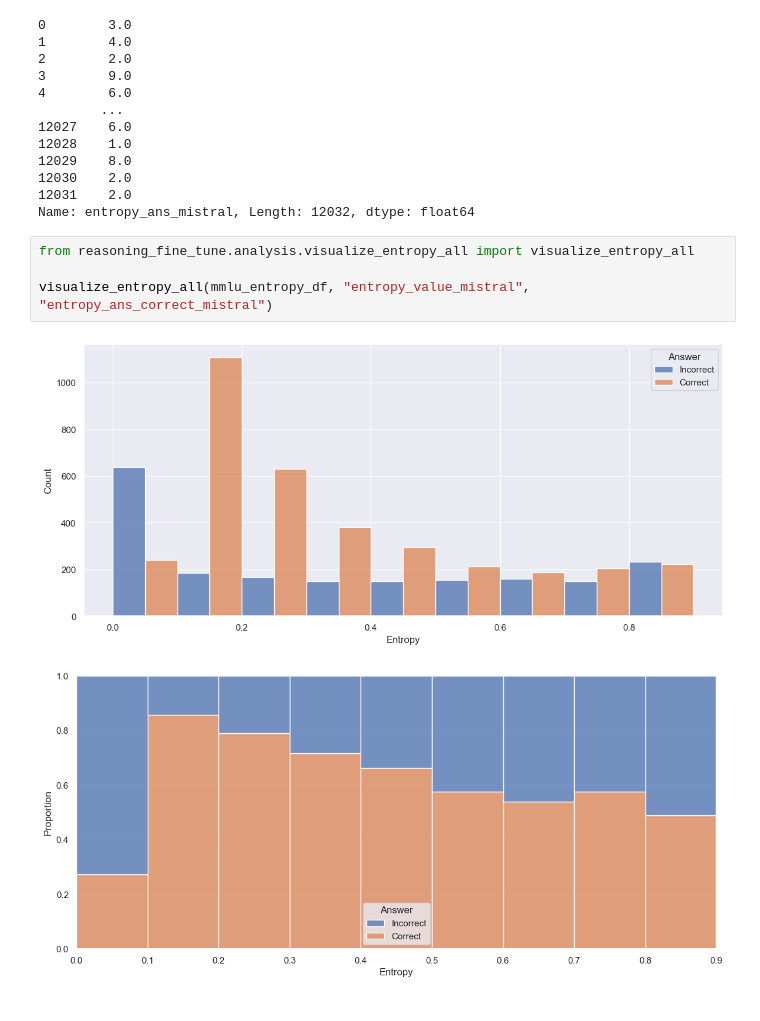
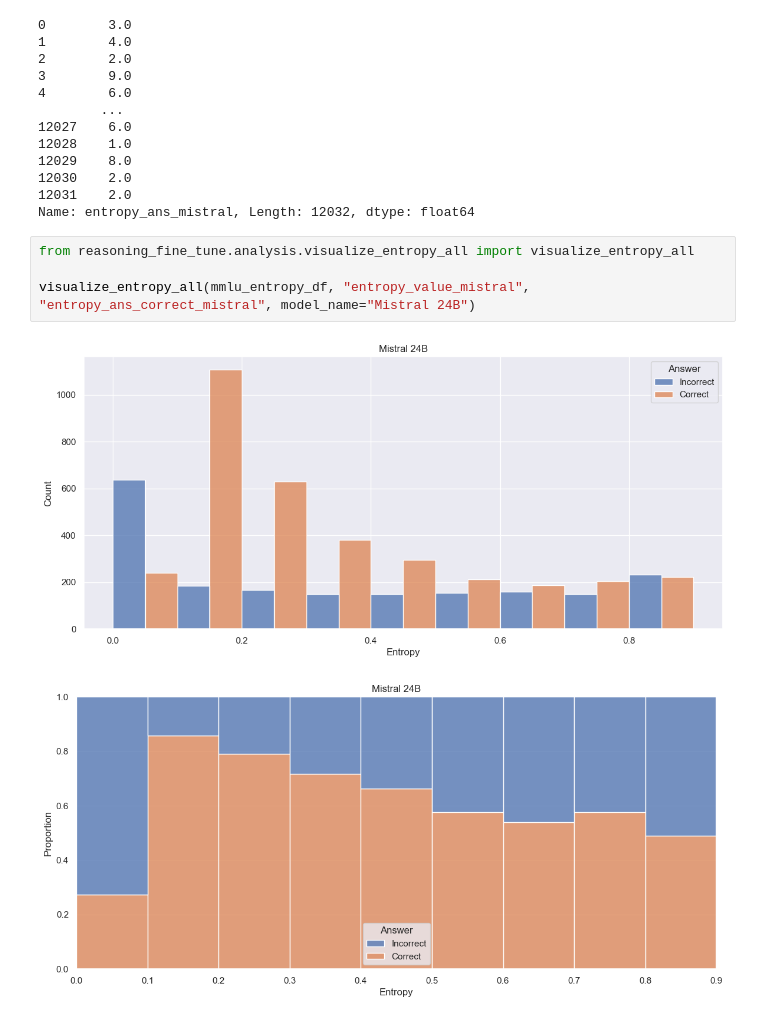
Before and after one commit to aigoncharov/complexity-aware-fine-tuning, a Jupyter notebook: src/analysis/analysis_mmlu_entropy_single_token_mistral_24b.ipynb, the cells around one changed output. Cells and saved outputs as stored; diff of their text form.

Commit message:
Add model name to entropy graphs

```diff
--- a/src/analysis/analysis_mmlu_entropy_single_token_mistral_24b.ipynb
+++ b/src/analysis/analysis_mmlu_entropy_single_token_mistral_24b.ipynb
@@ -27,10 +27,10 @@ Name: entropy_ans_mistral, Length: 12032, dtype: float64
 # %%
 from reasoning_fine_tune.analysis.visualize_entropy_all import visualize_entropy_all
 
-visualize_entropy_all(mmlu_entropy_df, "entropy_value_mistral", "entropy_ans_correct_mistral")
+visualize_entropy_all(mmlu_entropy_df, "entropy_value_mistral", "entropy_ans_correct_mistral", model_name="Mistral 24B")
 # %% [output]
-[figure, old version]
+[figure, new version]
-[figure, old version]
+[figure, new version]
 # %%
 from reasoning_fine_tune.analysis.visualize_entropy_by_category import visualize_entropy_by_category
 
```
Also changed, not shown: parts of 1 cell of this notebook, 5 other files.
